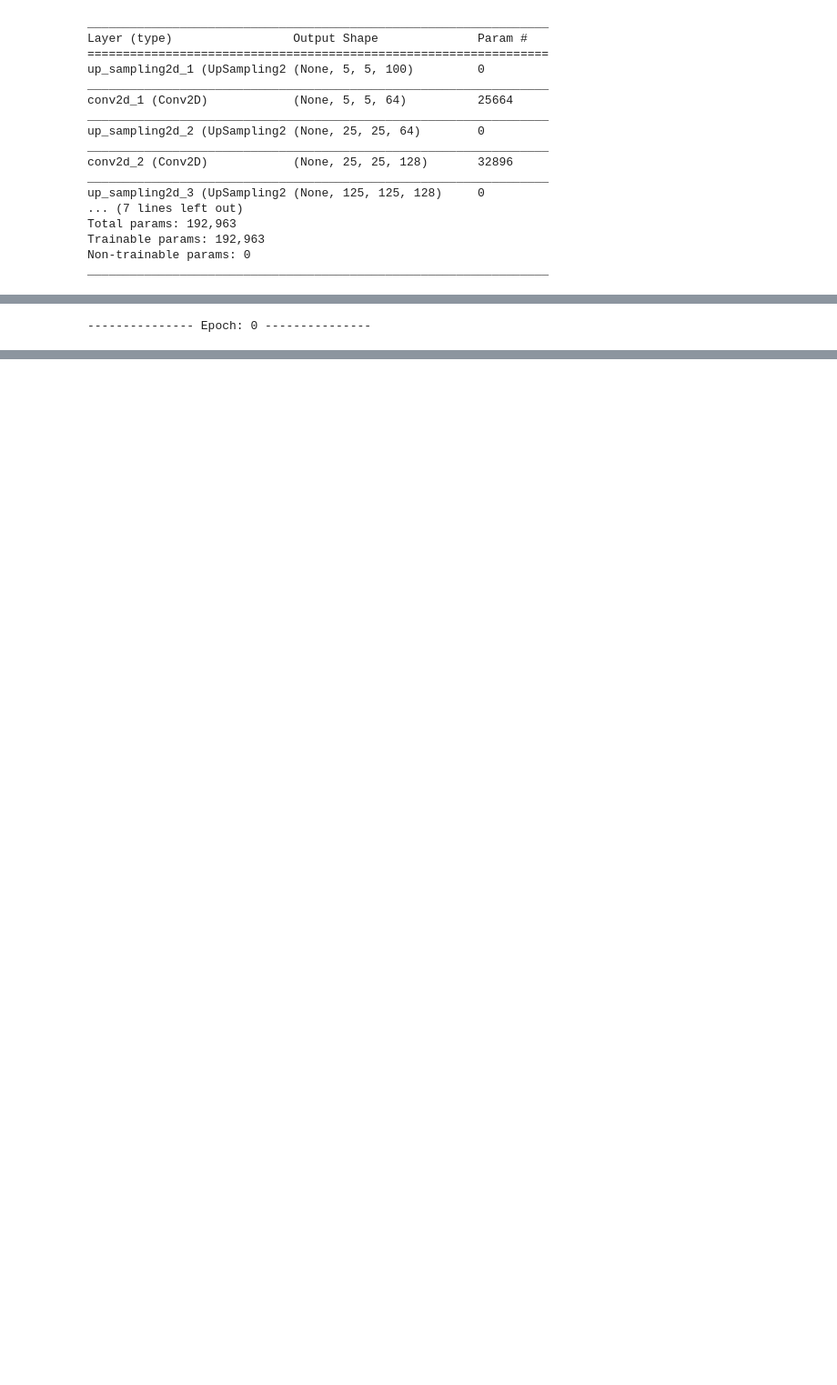
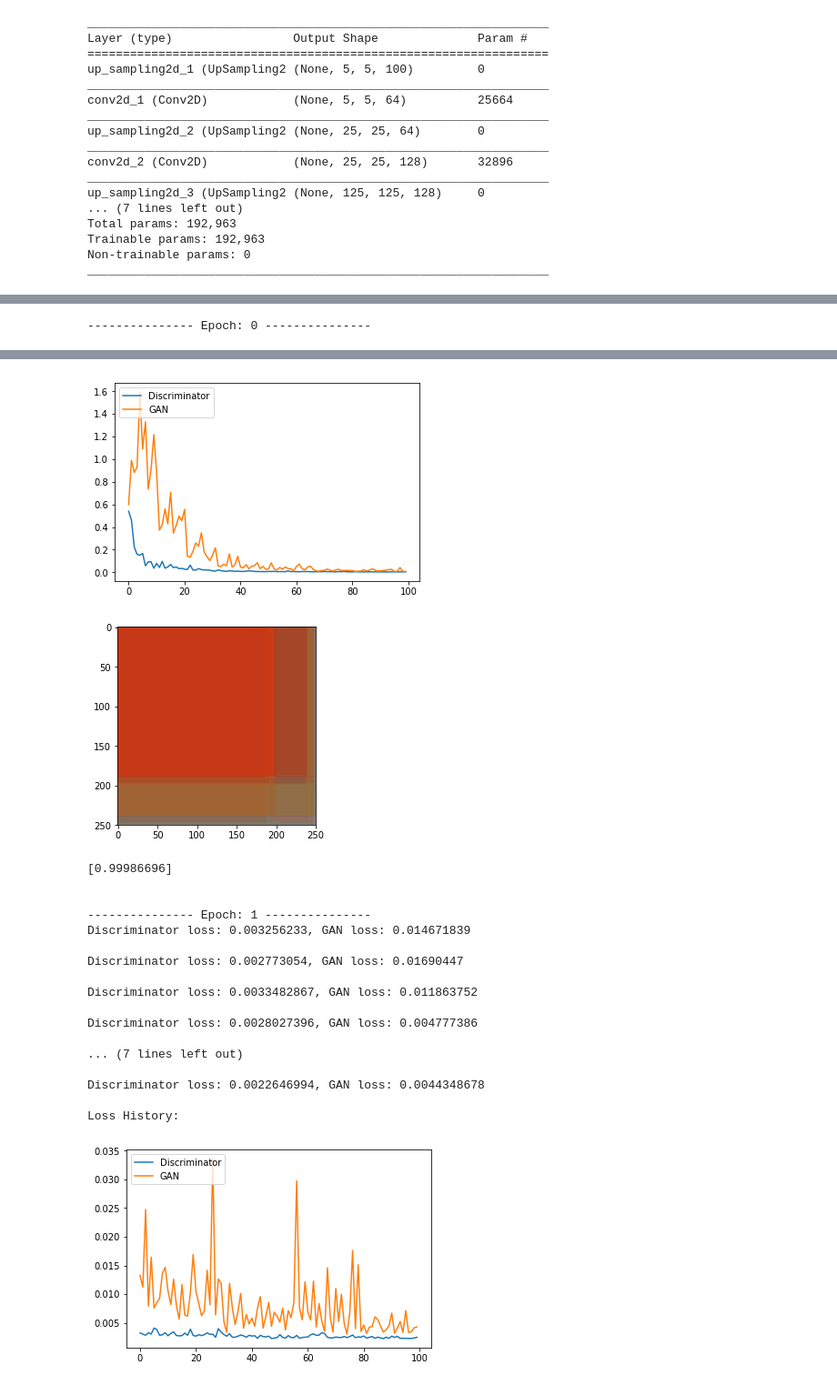
Before and after one commit to arjung128/deep-learning-experiments, a Jupyter notebook: FaceGAN.ipynb, the cells around one changed output, grey strips where cells are left out. Shown at 91% size. Cells and saved outputs as stored; diff of their text form; code cells hidden in the pictures; blank space fills up the shorter version.

Commit message:
changed discriminator model

```diff
--- a/FaceGAN.ipynb
+++ b/FaceGAN.ipynb
@@ -164,18 +218,18 @@ _________________________________________________________________
 # GAN
 
 # initially -- since we only want to train either the generator or discriminator at a time
-discriminator.trainable = False
+# discriminator.trainable = False
 
 # gan input (noise) will be 100-dimensional vectors
 gan_input = Input(shape=input_shape)
 
 gan = Model(inputs = gan_input, outputs = discriminator(generator(gan_input)) )
 
-gan.compile(loss='binary_crossentropy', optimizer=Adam(lr=0.0002, beta_1=0.5))
+gan.compile(loss='binary_crossentropy', optimizer=Adam(lr=0.00002, beta_1=0.5))
 
-discriminator.compile(loss='binary_crossentropy', optimizer=Adam(lr=0.0002, beta_1=0.5))
+discriminator.compile(loss='binary_crossentropy', optimizer=Adam(lr=0.00002, beta_1=0.5))
 # %%
-epochs = 30
+epochs = 10
 batch_size = 10
 
 for i in range(epochs):
@@ -190,22 +244,26 @@ for i in range(epochs):
     start = 0
     end = batch_size
 
+    d_loss = 0
+    g_loss = 0
+    g_loss_arr = []
+    d_loss_arr = []
+
     for j in range(int(batch_count)):
 
         if j % 10 == 0 and j != 0:
-            print(".", end="")
+            # print(".", end="")
+            print("Discriminator loss: " + str(d_loss) + ", GAN loss: " + str(g_loss) + "\n")
 
         # Get a random set of input noise and images
+        # generator.trainable = False
         noise = np.random.normal(0, 1, size=[batch_size, 1, 1, 100])
         image_batch = x_train_batch[start:end]
         image_batch = np.reshape(image_batch, (batch_size, 250, 250, 3))
 
-        # Generate fake MNIST images
+        # Generate fake images
         generated_images = generator.predict(noise)
-        # print(image_batch.shape)
-        # print(generated_images.shape)
         X = np.concatenate([image_batch, generated_images])
-        # generated_images.shape = (batch_size, 784), X.shape = (2 * batch_size, 784)
 
         # Labels for generated and real data
         y_dis = np.zeros(2*batch_size)
@@ -213,17 +271,48 @@ for i in range(epochs):
 
         # Train discriminator
         discriminator.trainable = True
-        discriminator.train_on_batch(X, y_dis)
+        # discriminator.fit(X, y_dis, epochs=10)
+        d_loss = discriminator.train_on_batch(X, y_dis)
+        d_loss = discriminator.train_on_batch(X, y_dis)
+
+        # d_history = discriminator.fit(X, y_dis)
+        d_loss_arr.append(d_loss)
 
         # Train generator
         noise = np.random.normal(0, 1, size=[batch_size, 1, 1, 100])
         # The y-label will be 1 since we want to train the generator such that the GAN gives out 1
         y_gen = np.ones(batch_size)
         discriminator.trainable = False
-        gan.train_on_batch(noise, y_gen)
+        g_loss = gan.train_on_batch(noise, y_gen)
+        # g_loss = gan.train_on_batch(noise, y_gen)
+        # g_history = gan.fit(noise, y_gen)
+        g_loss_arr.append(g_loss)
 
         # Update start and end
         start += batch_size
         end += batch_size
+
+    print("Loss History:")
+    plt.plot(d_loss_arr, label = 'Discriminator')
+    plt.plot(g_loss_arr, label = 'GAN')
+    plt.legend(loc='upper left')
+    plt.show()
+
+    # Display a sample of the results
+    examples = 1
+    noise = np.random.normal(0, 1, size=[examples, 1, 1, 100])
+    generated_images = generator.predict(noise)
+    generated_images = generated_images * 0.5 + 0.5
+
+    arr = discriminator.predict(generated_images)
+    generated_images = generated_images.reshape(examples, 250, 250, 3)
+    generated_images = np.clip(generated_images, 0, 1)
+
+    for k in range(examples):
+        # plt.imshow(generated_images[k], interpolation='nearest', cmap='gray_r')
+        # plt.imshow(generated_images[k], interpolation='nearest')
+        plt.imshow(generated_images[k], vmin=0, vmax=1)
+        plt.show()
+        print(arr[k])
 # %% [output]
 --------------- Epoch: 0 ---------------
@@ -246,0 +338,20 @@ for i in range(epochs):
+[figure, added]
+[figure, added]
+[0.99986696]
+
+
+--------------- Epoch: 1 ---------------
+Discriminator loss: 0.003256233, GAN loss: 0.014671839
+
+Discriminator loss: 0.002773054, GAN loss: 0.01690447
+
+Discriminator loss: 0.0033482867, GAN loss: 0.011863752
+
+Discriminator loss: 0.0028027396, GAN loss: 0.004777386
+
+... (7 lines left out)
+
+Discriminator loss: 0.0022646994, GAN loss: 0.0044348678
+
+Loss History:
+[figure, added]
```
Also changed, not shown: parts of 6 cells of this notebook.
